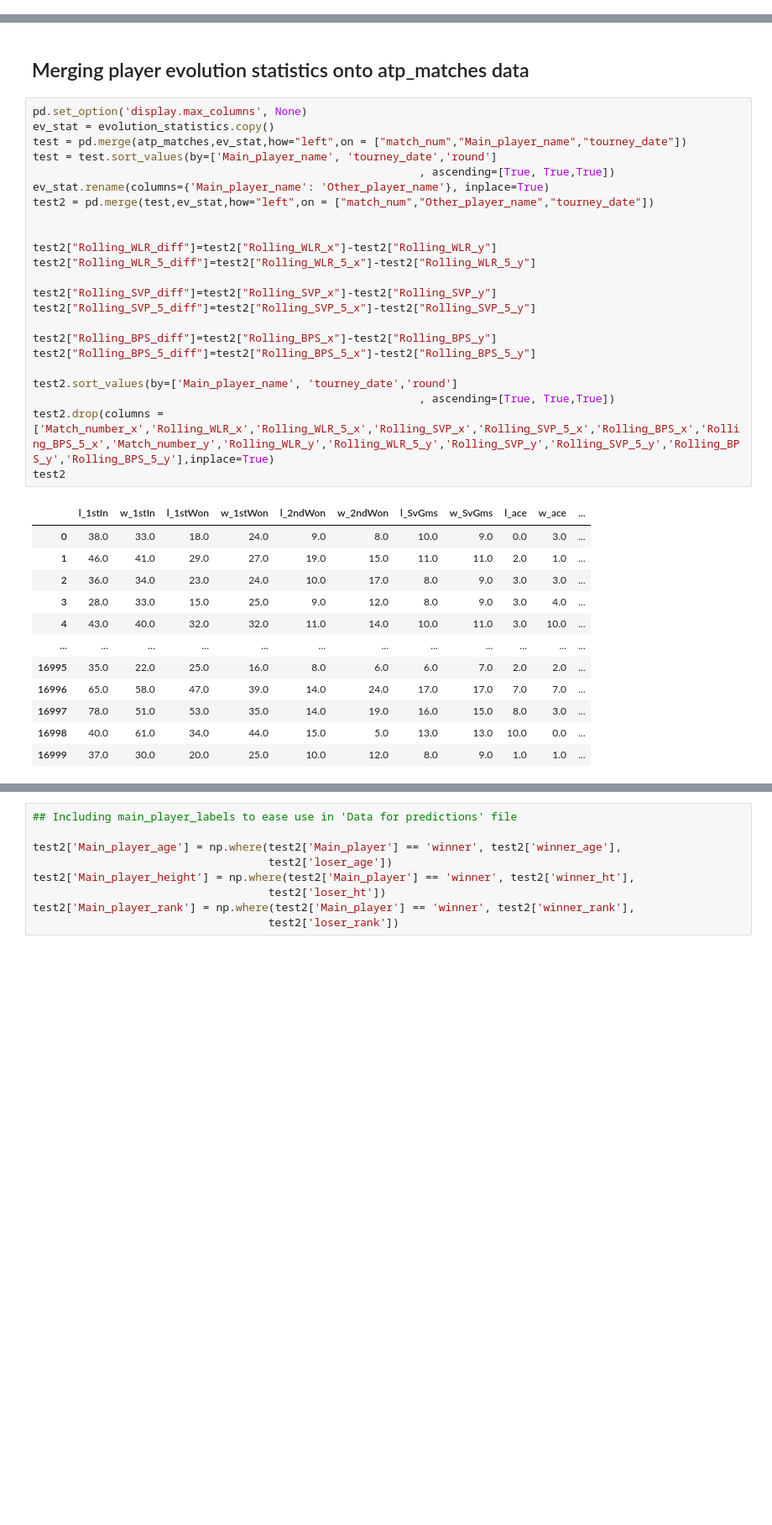
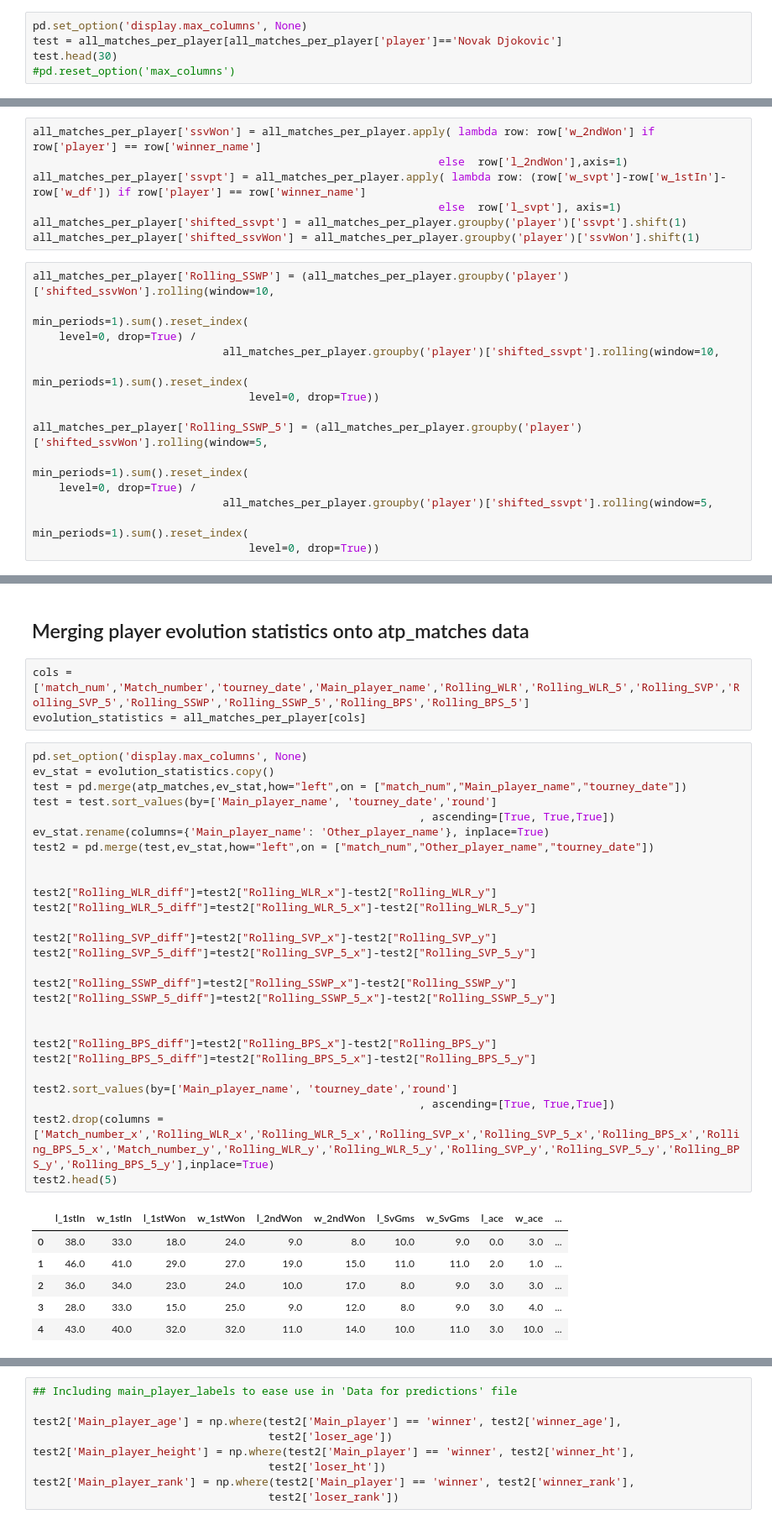
Before and after one commit to Alla977/Predicting-ATP-Tennis-Match-Outcomes, a Jupyter notebook: Data wrangling.ipynb, the cells around one changed output, grey strips where cells are left out. Shown: that part at 84% size. Cells and saved outputs as stored; diff of their text form; blank space fills up the shorter version.

```diff
--- a/Data wrangling.ipynb
+++ b/Data wrangling.ipynb
@@ -161,3 +161,8 @@ We redefine the outcome variable in the player database such that it is player-s
 # %%
 all_matches_per_player["player_outcome"] = all_matches_per_player.apply(lambda row: 1 if row['player']==row['winner_name']
                                                                         else 0, axis=1).astype(int)
+# %%
+pd.set_option('display.max_columns', None)
+test = all_matches_per_player[all_matches_per_player['player']=='Novak Djokovic']
+test.head(30)
+#pd.reset_option('max_columns')
@@ -218,3 +250,24 @@ all_matches_per_player['Rolling_SVP_5'] = (all_matches_per_player.groupby('playe
+# %%
+all_matches_per_player['ssvWon'] = all_matches_per_player.apply( lambda row: row['w_2ndWon'] if row['player'] == row['winner_name']
+                                                              else  row['l_2ndWon'],axis=1)
+all_matches_per_player['ssvpt'] = all_matches_per_player.apply( lambda row: (row['w_svpt']-row['w_1stIn']-row['w_df']) if row['player'] == row['winner_name']
+                                                              else  row['l_svpt'], axis=1)
+all_matches_per_player['shifted_ssvpt'] = all_matches_per_player.groupby('player')['ssvpt'].shift(1)
+all_matches_per_player['shifted_ssvWon'] = all_matches_per_player.groupby('player')['ssvWon'].shift(1)
+# %%
+all_matches_per_player['Rolling_SSWP'] = (all_matches_per_player.groupby('player')['shifted_ssvWon'].rolling(window=10,
+                                                                                          min_periods=1).sum().reset_index(
+    level=0, drop=True) /
+                             all_matches_per_player.groupby('player')['shifted_ssvpt'].rolling(window=10,
+                                                                                          min_periods=1).sum().reset_index(
+                                 level=0, drop=True))
+
+all_matches_per_player['Rolling_SSWP_5'] = (all_matches_per_player.groupby('player')['shifted_ssvWon'].rolling(window=5,
+                                                                                          min_periods=1).sum().reset_index(
+    level=0, drop=True) /
+                             all_matches_per_player.groupby('player')['shifted_ssvpt'].rolling(window=5,
+                                                                                          min_periods=1).sum().reset_index(
+                                 level=0, drop=True))
 # %% [markdown]
 ## Construction of historical Break Points Saved Percentage
 # %%
@@ -280,38 +332,39 @@ evolution_statistics = all_matches_per_player[cols]
 # %% [markdown]
 ## Merging player evolution statistics onto atp_matches data
+# %%
+cols = ['match_num','Match_number','tourney_date','Main_player_name','Rolling_WLR','Rolling_WLR_5','Rolling_SVP','Rolling_SVP_5','Rolling_SSWP','Rolling_SSWP_5','Rolling_BPS','Rolling_BPS_5']
+evolution_statistics = all_matches_per_player[cols]
 # %%
 pd.set_option('display.max_columns', None)
 ev_stat = evolution_statistics.copy()
 test = pd.merge(atp_matches,ev_stat,how="left",on = ["match_num","Main_player_name","tourney_date"])
 test = test.sort_values(by=['Main_player_name', 'tourney_date','round']
                                                            , ascending=[True, True,True])
 ev_stat.rename(columns={'Main_player_name': 'Other_player_name'}, inplace=True)
 test2 = pd.merge(test,ev_stat,how="left",on = ["match_num","Other_player_name","tourney_date"])
 
 
 test2["Rolling_WLR_diff"]=test2["Rolling_WLR_x"]-test2["Rolling_WLR_y"]
 test2["Rolling_WLR_5_diff"]=test2["Rolling_WLR_5_x"]-test2["Rolling_WLR_5_y"]
 
 test2["Rolling_SVP_diff"]=test2["Rolling_SVP_x"]-test2["Rolling_SVP_y"]
 test2["Rolling_SVP_5_diff"]=test2["Rolling_SVP_5_x"]-test2["Rolling_SVP_5_y"]
 
+test2["Rolling_SSWP_diff"]=test2["Rolling_SSWP_x"]-test2["Rolling_SSWP_y"]
+test2["Rolling_SSWP_5_diff"]=test2["Rolling_SSWP_5_x"]-test2["Rolling_SSWP_5_y"]
+
+
 test2["Rolling_BPS_diff"]=test2["Rolling_BPS_x"]-test2["Rolling_BPS_y"]
 test2["Rolling_BPS_5_diff"]=test2["Rolling_BPS_5_x"]-test2["Rolling_BPS_5_y"]
 
 test2.sort_values(by=['Main_player_name', 'tourney_date','round']
                                                            , ascending=[True, True,True])
 test2.drop(columns = ['Match_number_x','Rolling_WLR_x','Rolling_WLR_5_x','Rolling_SVP_x','Rolling_SVP_5_x','Rolling_BPS_x','Rolling_BPS_5_x','Match_number_y','Rolling_WLR_y','Rolling_WLR_5_y','Rolling_SVP_y','Rolling_SVP_5_y','Rolling_BPS_y','Rolling_BPS_5_y'],inplace=True)
-test2
+test2.head(5)
 # %% [output]
 |  | l_1stIn | w_1stIn | l_1stWon | w_1stWon | l_2ndWon | w_2ndWon | l_SvGms | w_SvGms | l_ace | w_ace | ... |
 | 0 | 38.0 | 33.0 | 18.0 | 24.0 | 9.0 | 8.0 | 10.0 | 9.0 | 0.0 | 3.0 | ... |
 | 1 | 46.0 | 41.0 | 29.0 | 27.0 | 19.0 | 15.0 | 11.0 | 11.0 | 2.0 | 1.0 | ... |
 | 2 | 36.0 | 34.0 | 23.0 | 24.0 | 10.0 | 17.0 | 8.0 | 9.0 | 3.0 | 3.0 | ... |
 | 3 | 28.0 | 33.0 | 15.0 | 25.0 | 9.0 | 12.0 | 8.0 | 9.0 | 3.0 | 4.0 | ... |
 | 4 | 43.0 | 40.0 | 32.0 | 32.0 | 11.0 | 14.0 | 10.0 | 11.0 | 3.0 | 10.0 | ... |
-| ... | ... | ... | ... | ... | ... | ... | ... | ... | ... | ... | ... |
-| 16995 | 35.0 | 22.0 | 25.0 | 16.0 | 8.0 | 6.0 | 6.0 | 7.0 | 2.0 | 2.0 | ... |
-| 16996 | 65.0 | 58.0 | 47.0 | 39.0 | 14.0 | 24.0 | 17.0 | 17.0 | 7.0 | 7.0 | ... |
-| 16997 | 78.0 | 51.0 | 53.0 | 35.0 | 14.0 | 19.0 | 16.0 | 15.0 | 8.0 | 3.0 | ... |
-| 16998 | 40.0 | 61.0 | 34.0 | 44.0 | 15.0 | 5.0 | 13.0 | 13.0 | 10.0 | 0.0 | ... |
-| 16999 | 37.0 | 30.0 | 20.0 | 25.0 | 10.0 | 12.0 | 8.0 | 9.0 | 1.0 | 1.0 | ... |
```
Also changed, not shown: parts of 15 cells of this notebook, 6 other files.
